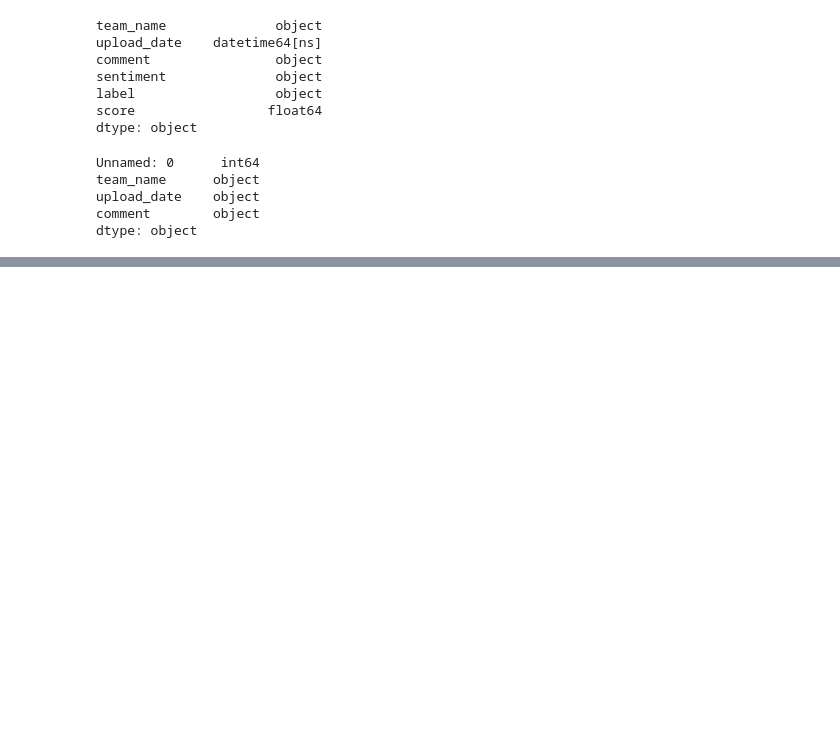
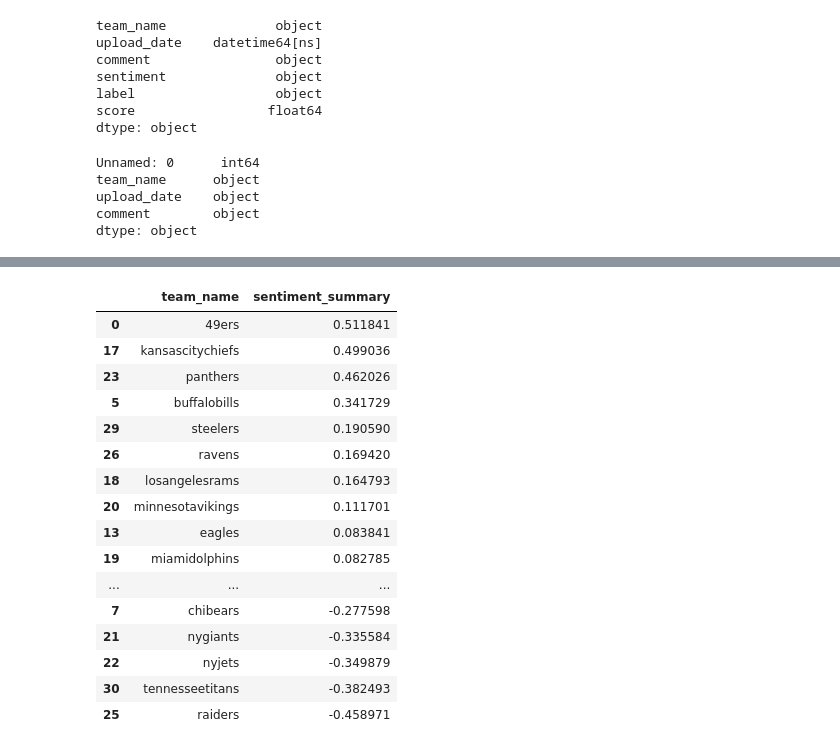
Before and after one commit to denisebby/reddit_nfl_sentiment, a Jupyter notebook: development/getting_reddit_data.ipynb, the cells around one changed output, grey strips where cells are left out. Saved outputs shown, nothing was run; the diff lists cells and outputs as text; code cells hidden in the pictures; blank space fills up the shorter version.

```diff
--- a/development/getting_reddit_data.ipynb
+++ b/development/getting_reddit_data.ipynb
@@ -406,0 +489,20 @@ dtype: object
+# %%
+df.sort_values(by=["sentiment_summary"], ascending = False)
+# %% [output]
+|  | team_name | sentiment_summary |
+| 0 | 49ers | 0.511841 |
+| 17 | kansascitychiefs | 0.499036 |
+| 23 | panthers | 0.462026 |
+| 5 | buffalobills | 0.341729 |
+| 29 | steelers | 0.190590 |
+| 26 | ravens | 0.169420 |
+| 18 | losangelesrams | 0.164793 |
+| 20 | minnesotavikings | 0.111701 |
+| 13 | eagles | 0.083841 |
+| 19 | miamidolphins | 0.082785 |
+| ... | ... | ... |
+| 7 | chibears | -0.277598 |
+| 21 | nygiants | -0.335584 |
+| 22 | nyjets | -0.349879 |
+| 30 | tennesseetitans | -0.382493 |
+| 25 | raiders | -0.458971 |
```
Also changed, not shown: parts of 6 cells of this notebook, 43 other files.
